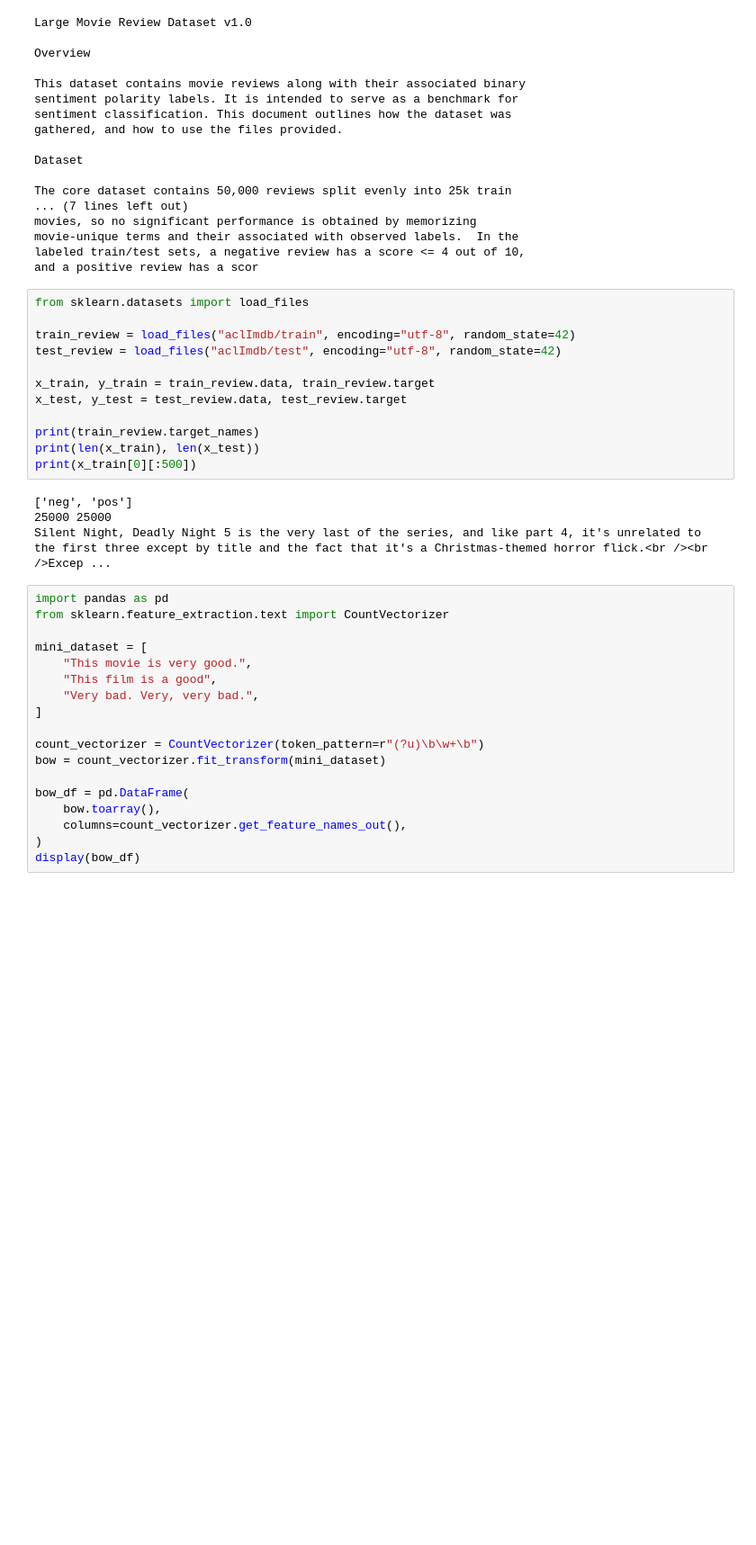
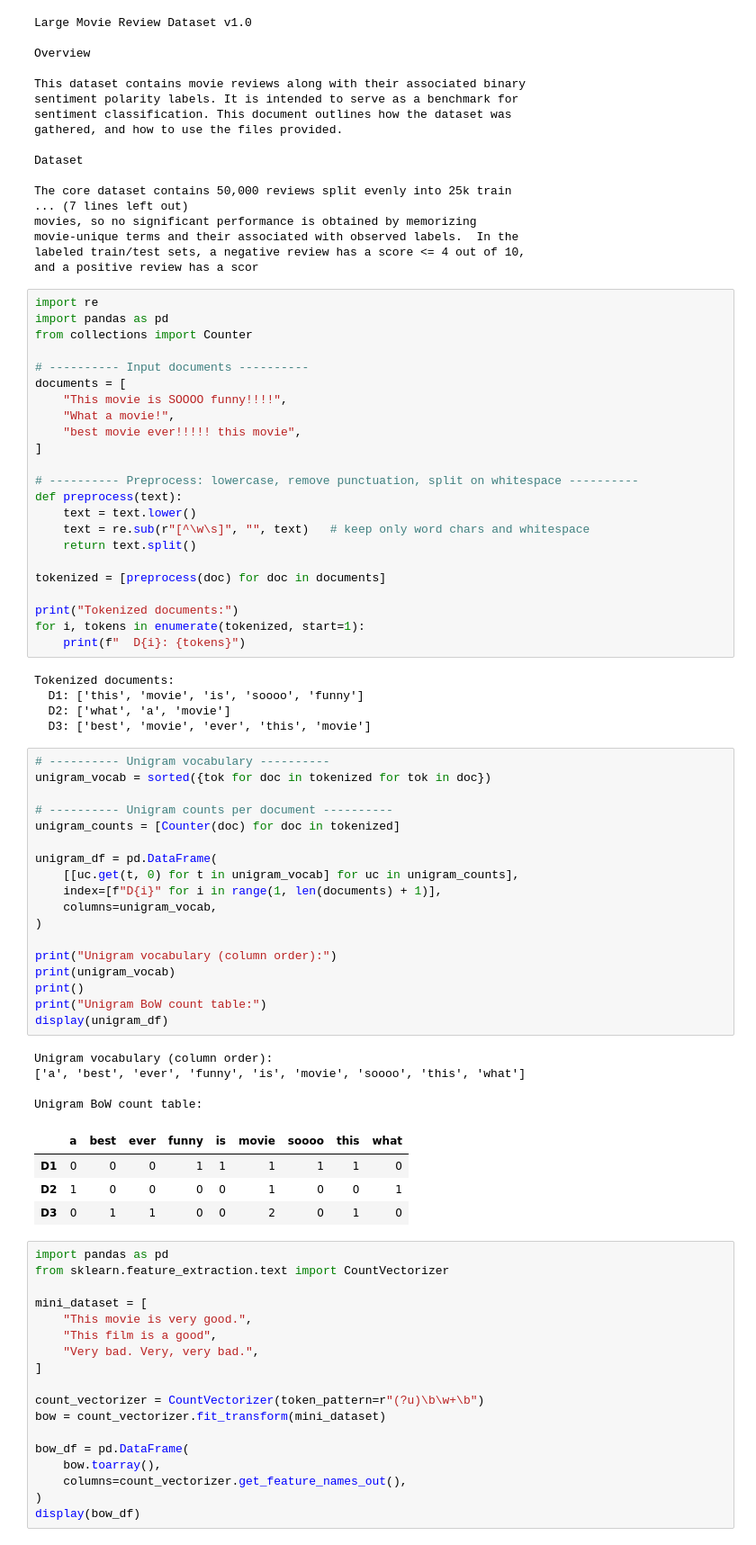
Before and after one commit to Fatou-Kine3/github_task, a Jupyter notebook: Natural_language_processing.ipynb, the cells around one changed output. Shown at 90% size. Cells and saved outputs as stored; diff of their text form; blank space fills up the shorter version.

```diff
--- a/Natural_language_processing.ipynb
+++ b/Natural_language_processing.ipynb
@@ -38,22 +38,61 @@ movies, so no significant performance is obtained by memorizing
 movie-unique terms and their associated with observed labels.  In the
 labeled train/test sets, a negative review has a score <= 4 out of 10,
 and a positive review has a scor
-# %%
-from sklearn.datasets import load_files
-
-train_review = load_files("aclImdb/train", encoding="utf-8", random_state=42)
-test_review = load_files("aclImdb/test", encoding="utf-8", random_state=42)
-
-x_train, y_train = train_review.data, train_review.target
-x_test, y_test = test_review.data, test_review.target
-
-print(train_review.target_names)
-print(len(x_train), len(x_test))
-print(x_train[0][:500])
-# %% [output]
-['neg', 'pos']
-25000 25000
-Silent Night, Deadly Night 5 is the very last of the series, and like part 4, it's unrelated to the first three except by title and the fact that it's a Christmas-themed horror flick.<br /><br />Excep ...
+# %%
+import re
+import pandas as pd
+from collections import Counter
+
+# ---------- Input documents ----------
+documents = [
+    "This movie is SOOOO funny!!!!",
+    "What a movie!",
+    "best movie ever!!!!! this movie",
+]
+
+# ---------- Preprocess: lowercase, remove punctuation, split on whitespace ----------
+def preprocess(text):
+    text = text.lower()
+    text = re.sub(r"[^\w\s]", "", text)   # keep only word chars and whitespace
+    return text.split()
+
+tokenized = [preprocess(doc) for doc in documents]
+
+print("Tokenized documents:")
+for i, tokens in enumerate(tokenized, start=1):
+    print(f"  D{i}: {tokens}")
+# %% [output]
+Tokenized documents:
+  D1: ['this', 'movie', 'is', 'soooo', 'funny']
+  D2: ['what', 'a', 'movie']
+  D3: ['best', 'movie', 'ever', 'this', 'movie']
+# %%
+# ---------- Unigram vocabulary ----------
+unigram_vocab = sorted({tok for doc in tokenized for tok in doc})
+
+# ---------- Unigram counts per document ----------
+unigram_counts = [Counter(doc) for doc in tokenized]
+
+unigram_df = pd.DataFrame(
+    [[uc.get(t, 0) for t in unigram_vocab] for uc in unigram_counts],
+    index=[f"D{i}" for i in range(1, len(documents) + 1)],
+    columns=unigram_vocab,
+)
+
+print("Unigram vocabulary (column order):")
+print(unigram_vocab)
+print()
+print("Unigram BoW count table:")
+display(unigram_df)
+# %% [output]
+Unigram vocabulary (column order):
+['a', 'best', 'ever', 'funny', 'is', 'movie', 'soooo', 'this', 'what']
+
+Unigram BoW count table:
+|  | a | best | ever | funny | is | movie | soooo | this | what |
+| D1 | 0 | 0 | 0 | 1 | 1 | 1 | 1 | 1 | 0 |
+| D2 | 1 | 0 | 0 | 0 | 0 | 1 | 0 | 0 | 1 |
+| D3 | 0 | 1 | 1 | 0 | 0 | 2 | 0 | 1 | 0 |
 # %%
 import pandas as pd
 from sklearn.feature_extraction.text import CountVectorizer
```
Also changed, not shown: parts of 16 cells of this notebook.
